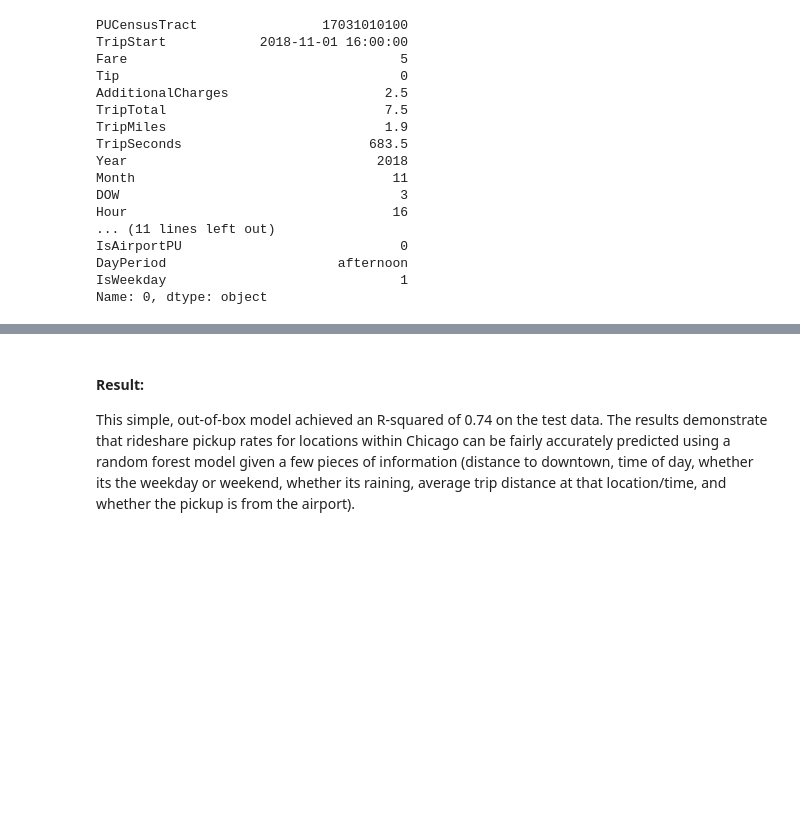
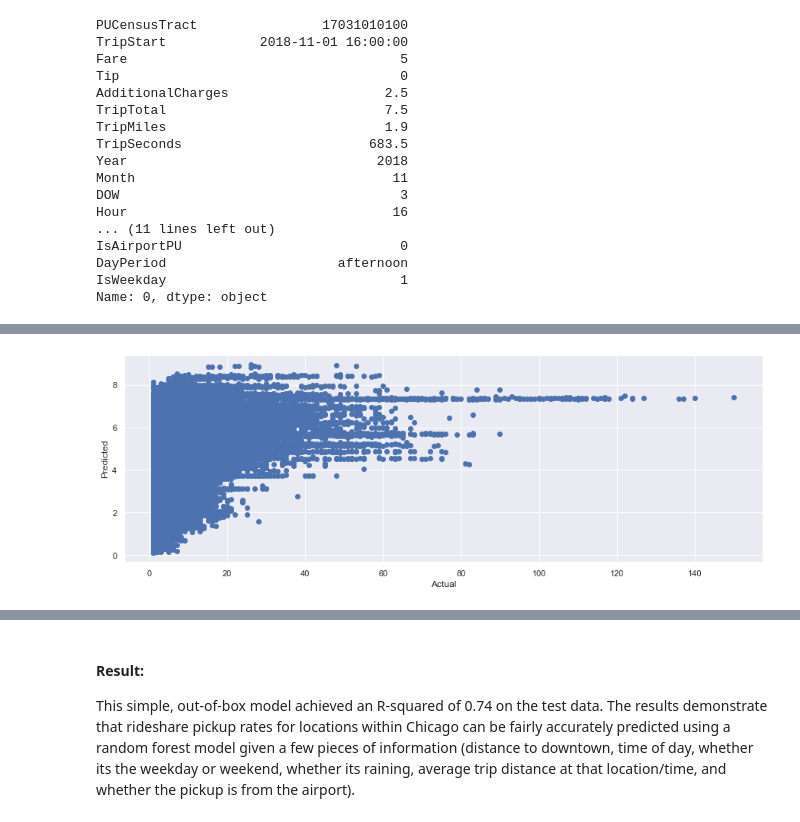
Before and after one commit to LisaATaylor/Rideshare, a Jupyter notebook: Chicago Rideshare Dataset - Demand Prediction Final.ipynb, the cells around one changed output, grey strips where cells are left out. Saved outputs shown, nothing was run; the diff lists cells and outputs as text; code cells hidden in the pictures; blank space fills up the shorter version.

```diff
--- a/Chicago Rideshare Dataset - Demand Prediction Final.ipynb
+++ b/Chicago Rideshare Dataset - Demand Prediction Final.ipynb
@@ -187,0 +192,11 @@ In general, we see significant relationships between the predictors and pickup d
+# %%
+#Try GLM/Poisson regression with same set of independent variables
+import statsmodels.api as sm
+
+#Take out airport to simplify
+data=agg_hourly_all.loc[agg_hourly_all.IsAirportPU==0]
+
+#Convert distance to downtown to 1/x, is demand inversely proportional to distance?  all 0.1 to denom to avoid 1/0
+#data['invdist']=data['DistToDowntown'].apply(lambda x: 1/(x+0.1)) #tr
+glm_results=smf.glm('NumRides ~ DistToDowntown+TripTotal+C(Precip)+C(IsAirportPU)+C(DayPeriod)+C(IsWeekday)',data=data,family=sm.families.Poisson(link=sm.families.links.log)).fit()
+glm_results.summary()
@@ -187,0 +232,5 @@ In general, we see significant relationships between the predictors and pickup d
+# %%
+#Try with Negative Binomial to account for overdispersion
+glm_results=smf.glm('NumRides ~ DistToDowntown+TripTotal+C(Precip)+C(IsAirportPU)+C(DayPeriod)+C(IsWeekday)',data=data,family=sm.families.NegativeBinomial(alpha=0.5)).fit()
+#increase alpha to account for more overdispersion
+print(glm_results.summary())
@@ -187,0 +255,7 @@ In general, we see significant relationships between the predictors and pickup d
+# %%
+#simple plot of actual v predicted
+plt.scatter(data['NumRides'],glm_results.fittedvalues)
+plt.xlabel('Actual')
+plt.ylabel('Predicted');
+# %% [output]
+[figure, added]
```
Also changed, not shown: parts of 26 cells of this notebook, 2 other files.
